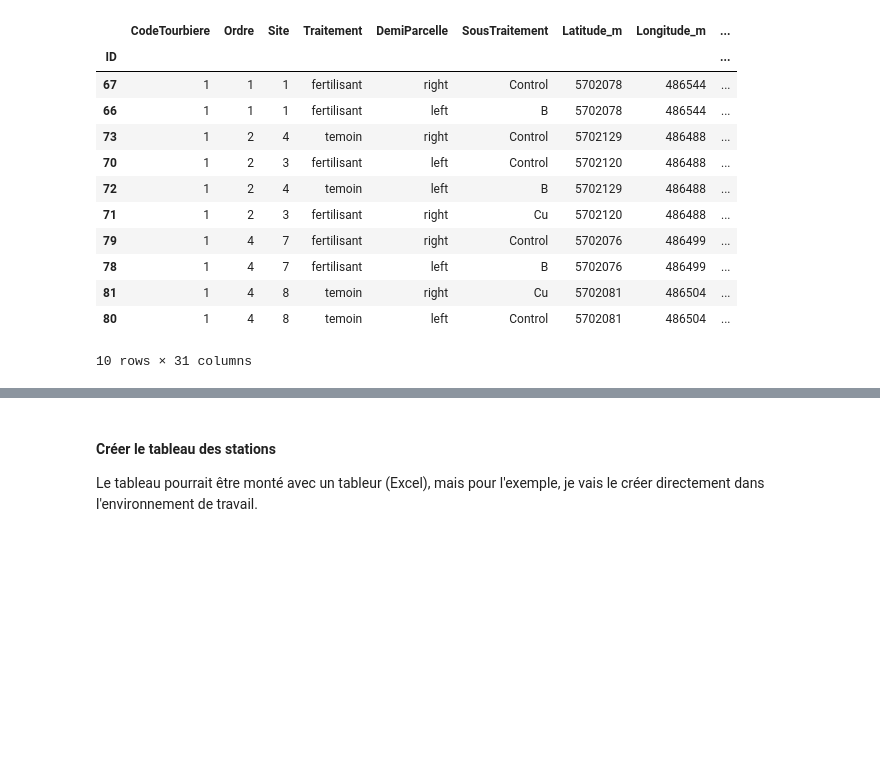
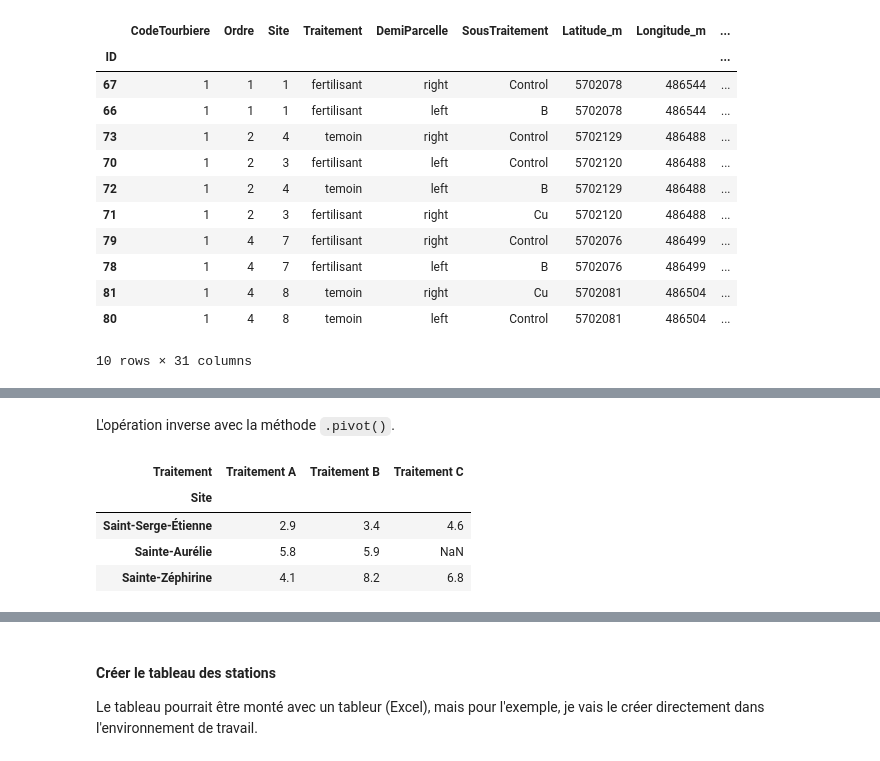
Before and after one commit to essicolo/ecologie-mathematique-Py, a Jupyter notebook: 3_Donnees/3_data.ipynb, the cells around one changed output, grey strips where cells are left out. Saved outputs shown, nothing was run; the diff lists cells and outputs as text; code cells hidden in the pictures; blank space fills up the shorter version.

```diff
--- a/3_Donnees/3_data.ipynb
+++ b/3_Donnees/3_data.ipynb
@@ -737,0 +838,10 @@ chicoute.sort_values(by='Rendement_g.5m2', ascending=False).head(10)
+# %% [markdown]
+L'opération inverse avec la méthode `.pivot()`.
+# %%
+experience_tidy.pivot(index='Site', columns='Traitement', values='Rendement')
+# %% [output]
+| Traitement | Traitement A | Traitement B | Traitement C |
+| Site |  |  |  |
+| Saint-Serge-Étienne | 2.9 | 3.4 | 4.6 |
+| Sainte-Aurélie | 5.8 | 5.9 | NaN |
+| Sainte-Zéphirine | 4.1 | 8.2 | 6.8 |
```
Also changed, not shown: parts of 46 cells of this notebook, 4 other files.
